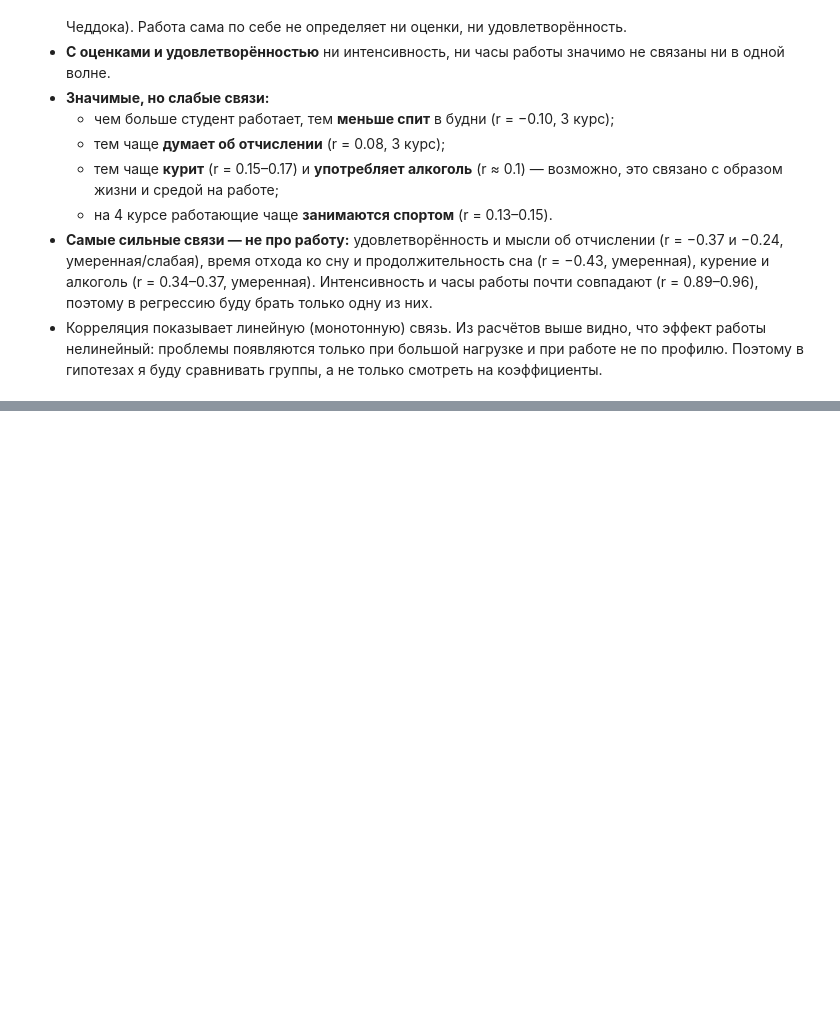
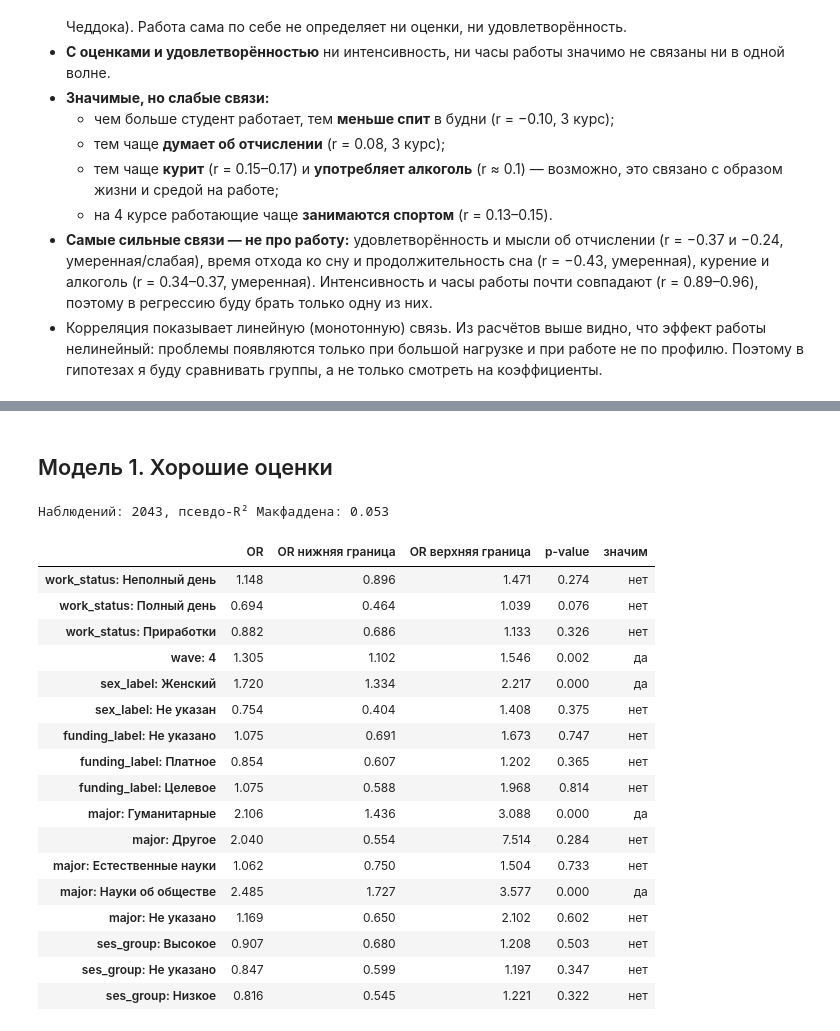
Before and after one commit to petushok08/Higher-Education-Research-Hackathon-2026, a Jupyter notebook: students_work_study_analysis.ipynb, the cells around one changed output, grey strips where cells are left out. Saved outputs shown, nothing was run; the diff lists cells and outputs as text; code cells hidden in the pictures; blank space fills up the shorter version.

```diff
--- a/students_work_study_analysis.ipynb
+++ b/students_work_study_analysis.ipynb
@@ -2337,0 +2804,39 @@ work_correlations[work_correlations['значима (p < 0.05)'] == 'да']
+# %%
+# формула контрольных признаков; Treatment('...') задаёт группу сравнения
+controls = (
+    "C(wave) + C(sex_label, Treatment('Мужской')) + C(funding_label, Treatment('Бюджет'))"
+    " + C(major, Treatment('Инженерные')) + C(ses_group, Treatment('Среднее'))"
+)
+
+
+def clean_name(name):
+    """Делает название коэффициента читаемым: C(major, Treatment('Инженерные'))[T.Гуманитарные] -> major: Гуманитарные."""
+    if not name.startswith('C('):
+        return name
+    variable = name[2:].split(',')[0].split(')')[0]
+    level = name.split('[T.')[1].rstrip(']')
+    return f'{variable}: {level}'
+
+
+def odds_ratio_table(model):
+    """Таблица отношений шансов: OR, 95% доверительный интервал и p-value для каждого признака."""
+    confidence = model.conf_int()
+    table = pd.DataFrame({
+        'OR': np.exp(model.params),
+        'OR нижняя граница': np.exp(confidence[0]),
+        'OR верхняя граница': np.exp(confidence[1]),
+        'p-value': model.pvalues,
+    })
+    table = table.drop(index='Intercept')  # константа не интерпретируется
+    table.index = [clean_name(name) for name in table.index]
+    table['значим'] = np.where(table['p-value'] < 0.05, 'да', 'нет')
+    return table.round(3)
+
+
+def fit_logit(formula, data, outcome):
+    """Логистическая регрессия с кластеризацией ошибок по студенту. Строки с пропусками в результате убираются."""
+    model_data = data.dropna(subset=[outcome, 'work_status'])
+    model = smf.logit(formula, data=model_data).fit(
+        cov_type='cluster', cov_kwds={'groups': model_data['student_id']}, disp=False)
+    print(f'Наблюдений: {int(model.nobs)}, псевдо-R² Макфаддена: {model.prsquared:.3f}')
+    return model
@@ -2337,0 +2853,27 @@ work_correlations[work_correlations['значима (p < 0.05)'] == 'да']
+# %% [markdown]
+## Модель 1. Хорошие оценки
+# %%
+work_term = "C(work_status, Treatment('Не работает'))"
+model_marks = fit_logit(f'good_marks ~ {work_term} + {controls}', df_long, 'good_marks')
+marks_or = odds_ratio_table(model_marks)
+marks_or
+# %% [output]
+Наблюдений: 2043, псевдо-R² Макфаддена: 0.053
+|  | OR | OR нижняя граница | OR верхняя граница | p-value | значим |
+| work_status: Неполный день | 1.148 | 0.896 | 1.471 | 0.274 | нет |
+| work_status: Полный день | 0.694 | 0.464 | 1.039 | 0.076 | нет |
+| work_status: Приработки | 0.882 | 0.686 | 1.133 | 0.326 | нет |
+| wave: 4 | 1.305 | 1.102 | 1.546 | 0.002 | да |
+| sex_label: Женский | 1.720 | 1.334 | 2.217 | 0.000 | да |
+| sex_label: Не указан | 0.754 | 0.404 | 1.408 | 0.375 | нет |
+| funding_label: Не указано | 1.075 | 0.691 | 1.673 | 0.747 | нет |
+| funding_label: Платное | 0.854 | 0.607 | 1.202 | 0.365 | нет |
+| funding_label: Целевое | 1.075 | 0.588 | 1.968 | 0.814 | нет |
+| major: Гуманитарные | 2.106 | 1.436 | 3.088 | 0.000 | да |
+| major: Другое | 2.040 | 0.554 | 7.514 | 0.284 | нет |
+| major: Естественные науки | 1.062 | 0.750 | 1.504 | 0.733 | нет |
+| major: Науки об обществе | 2.485 | 1.727 | 3.577 | 0.000 | да |
+| major: Не указано | 1.169 | 0.650 | 2.102 | 0.602 | нет |
+| ses_group: Высокое | 0.907 | 0.680 | 1.208 | 0.503 | нет |
+| ses_group: Не указано | 0.847 | 0.599 | 1.197 | 0.347 | нет |
+| ses_group: Низкое | 0.816 | 0.545 | 1.221 | 0.322 | нет |
```
Also changed, not shown: parts of 57 cells of this notebook, 2 other files.
